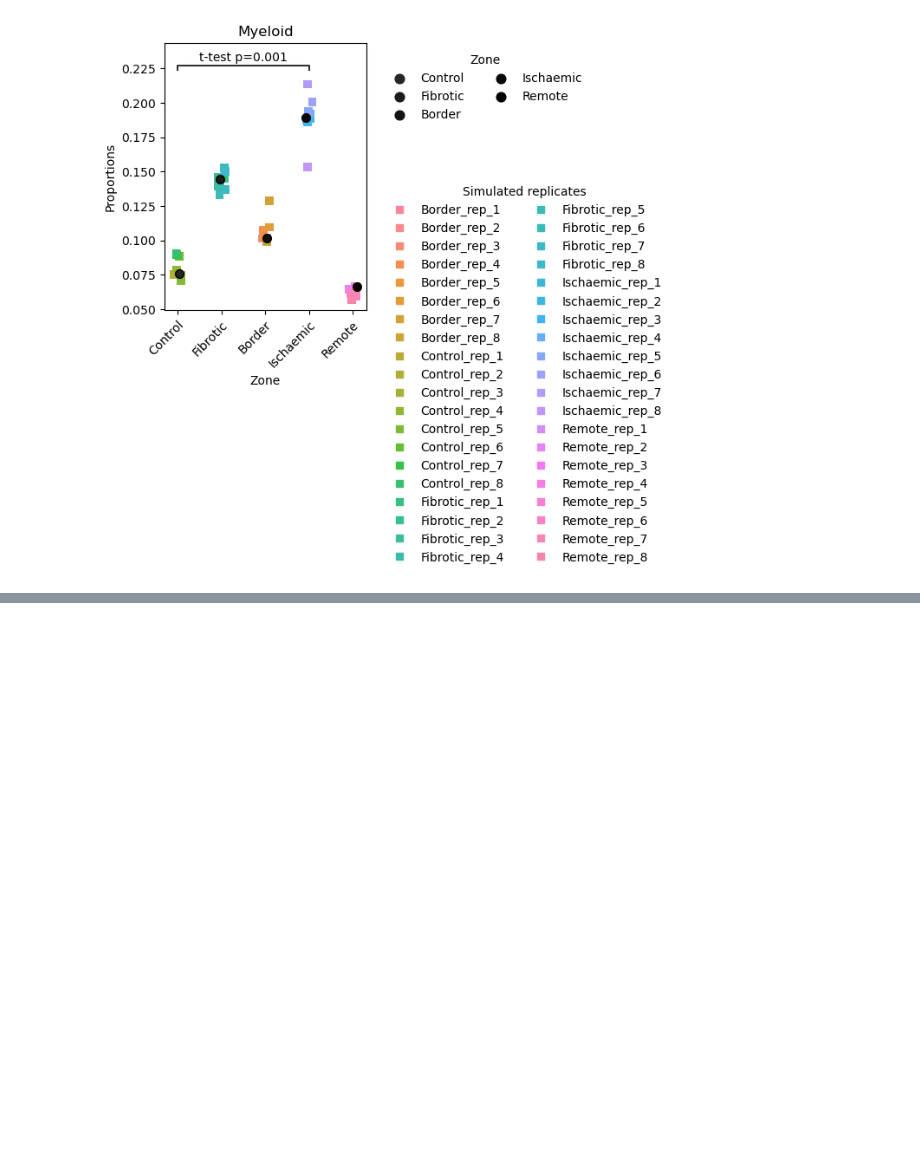
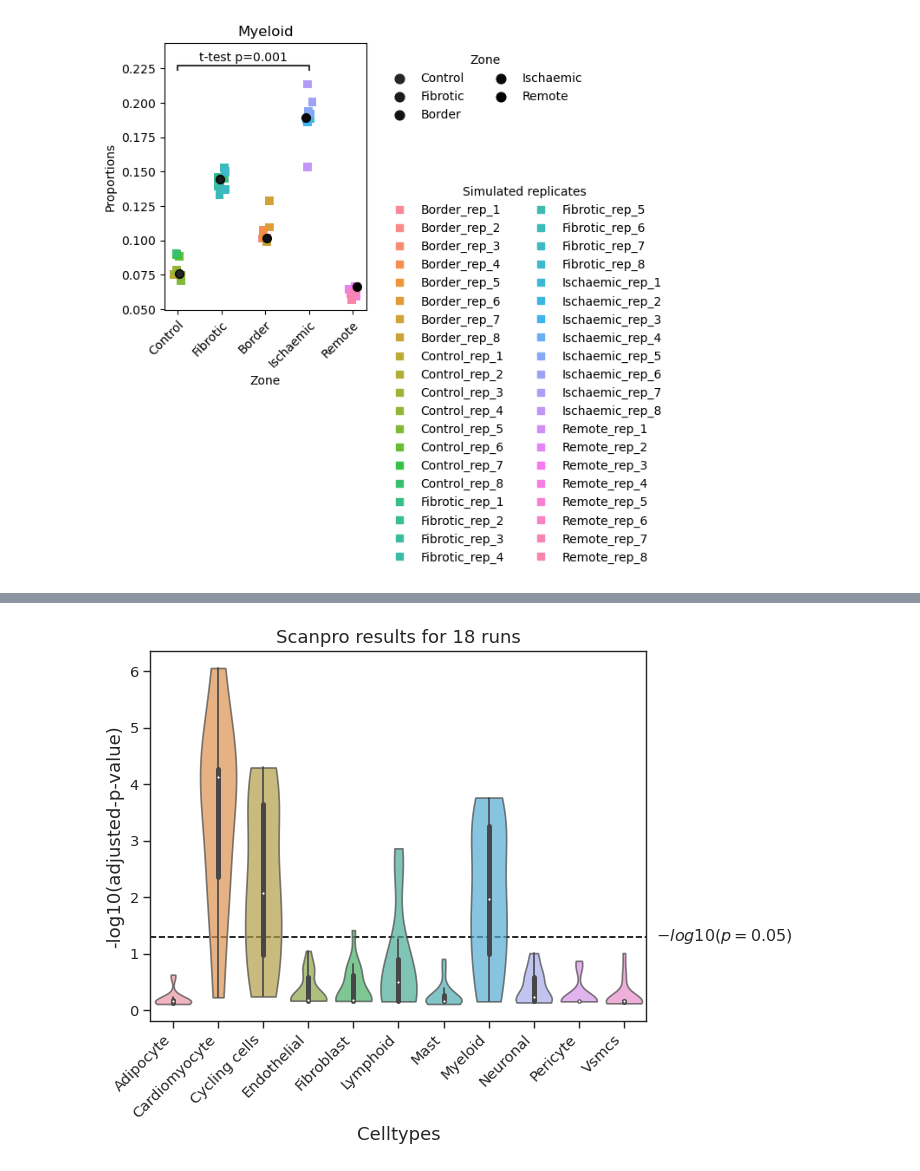
Before and after one commit to loosolab/scanpro, a Jupyter notebook: Alayoubi_et_al_2023/4_Human_MI_dataset.ipynb, the cells around one changed output, grey strips where cells are left out. Drawn from its saved outputs; the diff is of its cells as text; code cells hidden in the pictures; blank space fills up the shorter version.

```diff
--- a/Alayoubi_et_al_2023/4_Human_MI_dataset.ipynb
+++ b/Alayoubi_et_al_2023/4_Human_MI_dataset.ipynb
@@ -211,0 +810,12 @@ res_snrna_boot.plot(clusters=["Myeloid"], save=f"{FIG_PATH}/humanMI_norep_myeloi
+# %%
+results = pd.concat(results_dfs)
+results = results.reset_index()
+results['adjusted_p_values'] = multipletests(results["p_values"], method='fdr_bh')[1]
+results['-log10(adjusted-p-value)'] = -np.log10(results["adjusted_p_values"])
+
+# Estimate whether calls are correct - celltypes Cardiomyocyte, Cycling cells and Cycling cells should be different
+differential_groups = ['Cardiomyocyte', 'Cycling cells', 'Myeloid']
+# Assign whether p-values are correct
+results["correct"] = [row["adjusted_p_values"] < 0.05 if row["clusters"] in differential_groups else row["adjusted_p_values"] >= 0.05 for i, row in results.iterrows()]
+
+results
@@ -211,0 +836,30 @@ res_snrna_boot.plot(clusters=["Myeloid"], save=f"{FIG_PATH}/humanMI_norep_myeloi
+# %%
+fig, ax = plt.subplots(1)
+
+sns.violinplot(data=results, x="clusters", y="-log10(adjusted-p-value)",
+               cut=0, scale="width", ax=ax)
+for violin in ax.collections[::2]:
+    violin.set_alpha(0.7)
+    ax.set_xlabel("Clusters")
+
+#Plot data points on top of violins
+#sns.swarmplot(data=results, x="clusters", y="-log10(adjusted-p-value)", color="grey", ax=ax,
+#              dodge=True)
+
+# Plot threshold line
+pvalue_threshold = -np.log10(0.05)
+ax.axhline(pvalue_threshold, zorder=0, color="black", ls="--")
+ax.text(ax.get_xlim()[1], pvalue_threshold, "  $-log10(\it{p=0.05})$", va="center")
+
+# Set xticklabels
+ax.set_xticklabels(ax.get_xticklabels(), rotation=45, ha="right")
+
+ax.set_ylabel("-log10(adjusted-p-value)", fontsize=13)
+ax.set_xlabel("Celltypes", fontsize=13)
+
+ax.set_title("Scanpro results for 18 runs", fontsize=13)
+
+# Save final figure
+plt.savefig(f"{FIG_PATH}/humanMI_scanpro_norep_filtered_combs.pdf", bbox_inches="tight")
+# %% [output]
+[figure, added]
```
Also changed, not shown: parts of 62 cells of this notebook, 27 other files.
